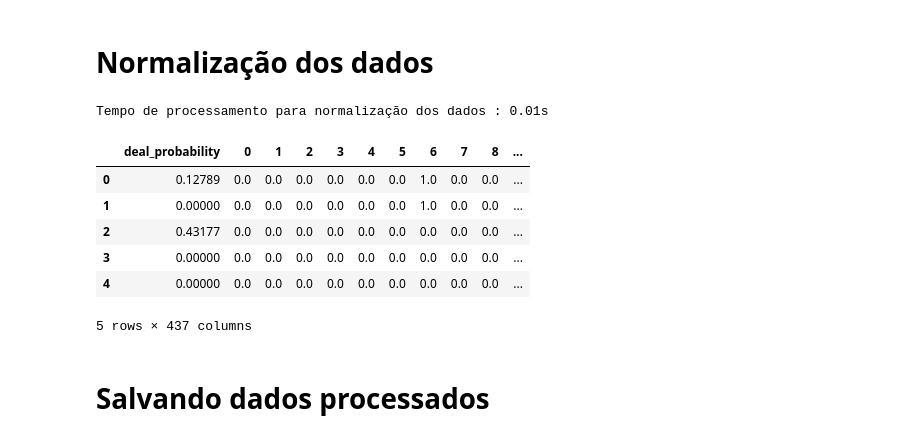
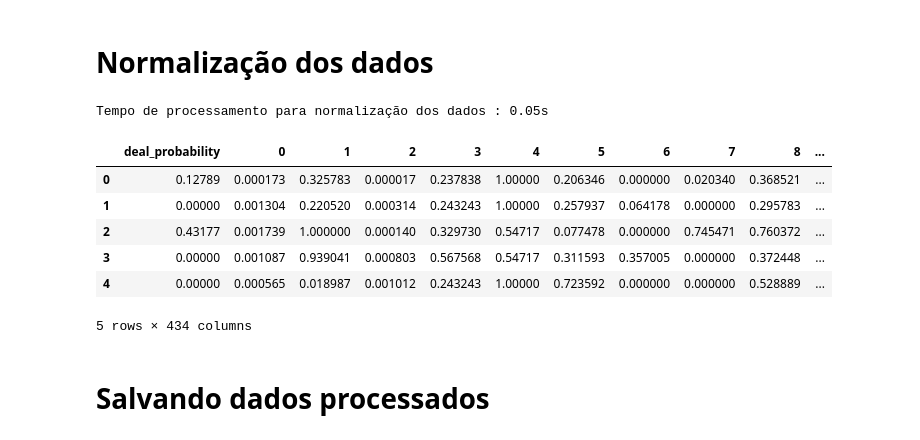
Before and after one commit to vinicius-alves/Kaggle-Avito-Challenge, a Jupyter notebook: notebook pré-processamento.ipynb, the cells around one changed output. Drawn from its saved outputs; the diff is of its cells as text; code cells hidden in the pictures.

```diff
--- a/notebook pré-processamento.ipynb
+++ b/notebook pré-processamento.ipynb
@@ -198,3 +224,8 @@ Tempo de processamento da coluna de datas : 0.01s
+# %%
+target_column = "deal_probability"
+df_train_esparso = pd.DataFrame(df_train[target_column]).to_sparse()
+df_test_esparso  = pd.DataFrame(df_test['user_id']).to_sparse()
+df_train.drop(columns=[target_column],inplace=True)
 # %% [markdown]
 # Processamento de texto corrido
 # %%
@@ -216,30 +247,31 @@ for column in text_columns:
     start = time.time()
 
     # Removendo stop words
-    df_train[column].replace(stop_words_ru, '', inplace=True)
-    df_test[column].replace(stop_words_ru, '', inplace=True)
+    # necessário passar tudo para minúsculo antes
+    # df_train[column].replace(stop_words_ru, '', inplace=True)
+    # df_test[column].replace(stop_words_ru, '', inplace=True)
 
     serie_all_data = pd.concat([df_train[column], df_test [column]],copy=False)
 
     # Criando tfIdfVectorizer
     tfidf = TfidfVectorizer(sublinear_tf=True, analyzer=stemmed_words,
-                        lowercase=True, min_df = 2, max_df=0.8)
+                        lowercase=True, min_df = 2, max_df=0.8, dtype = np.float32)
 
     # fit
     tfidf.fit(serie_all_data)
     serie_all_data = None
 
     # transform
-    df_train_column_transformed = pd.DataFrame(tfidf.transform(df_train[column]).toarray())
-    df_test_column_transformed  = pd.DataFrame(tfidf.transform(df_test[column]).toarray())
+    df_train_column_transformed = pd.SparseDataFrame(tfidf.transform(df_train[column]))
+    df_test_column_transformed  = pd.SparseDataFrame(tfidf.transform(df_test[column]))
 
     # apagando colunas antigas
     df_train.drop(columns=[column],inplace=True)
     df_test.drop(columns=[column],inplace=True)
 
     # Mergeando dataFrames
-    df_train = pd.concat([df_train, df_train_column_transformed], axis=1, copy=False)
-    df_test =  pd.concat([df_test, df_test_column_transformed], axis=1, copy=False)
+    df_train_esparso = pd.concat([df_train_esparso, df_train_column_transformed], axis=1, copy=False)
+    df_test_esparso =  pd.concat([df_test_esparso, df_test_column_transformed], axis=1, copy=False)
 
     # Limpando memória
     df_train_column_transformed = None
@@ -249,5 +281,5 @@ for column in text_columns:
 
     print('Tempo de processamento da coluna '+column+' : '+str("%.2f" % (end - start))+'s\n')
 
-df_train.head(2)
+df_train_esparso.head(5)
 # %% [output]
@@ -283,12 +318,12 @@ for column in categorical_columns:
     df_all_data = None
 
     # fit e transform usando OneHotEncoder
-    one_hot_enc = OneHotEncoder(dtype=np.float32)
+    one_hot_enc = OneHotEncoder(dtype=np.uint8, sparse=True)
     column_transformed = one_hot_enc.fit_transform(column_label_encoded).toarray()
 
     # particionando resultado
-    df_train_column = pd.DataFrame(column_transformed[:num_linhas_treino])
-    df_test_column  = pd.DataFrame(column_transformed[num_linhas_treino:])
+    df_train_column = pd.SparseDataFrame(column_transformed[:num_linhas_treino])
+    df_test_column  = pd.SparseDataFrame(column_transformed[num_linhas_treino:])
 
     # removendo coluna linearmente dependente
     df_train_column.drop(df_train_column.columns[-1], axis=1, inplace = True)
@@ -299,13 +334,14 @@ for column in categorical_columns:
     df_test.drop(columns=[column], inplace=True)
 
     # Mergeando dataFrames
-    df_train = pd.concat([df_train, df_train_column], axis=1, copy=False)
-    df_test =  pd.concat([df_test, df_test_column], axis=1, copy=False)
+    df_train_esparso = pd.concat([df_train_esparso, df_train_column], axis=1, copy=False)
+    df_test_esparso =  pd.concat([df_test_esparso, df_test_column], axis=1, copy=False)
 
     end = time.time()
 
     print('Tempo de processamento da coluna '+column+' : '+str("%.2f" % (end - start))+'s\n')
 
 
-df_train.head(3)
+
+df_train_esparso.head(3)
 # %% [output]
@@ -332,39 +368,39 @@ Tempo de processamento da coluna param_3 : 0.01s
 # %%
 from sklearn.preprocessing import MinMaxScaler
 
 start = time.time()
 
 df_all_data = pd.concat([df_train[numeric_columns],df_test[numeric_columns]],copy=False)
 
 # Escalando colunas numéricas
 scaler = MinMaxScaler(copy=False)
 scaler.fit(df_all_data[numeric_columns])
-df_train_scaled = pd.DataFrame(scaler.transform(df_train[numeric_columns]))
-df_test_scaled  = pd.DataFrame(scaler.transform(df_test[numeric_columns]))
+df_train_scaled = pd.SparseDataFrame(scaler.transform(df_train[numeric_columns]))
+df_test_scaled  = pd.SparseDataFrame(scaler.transform(df_test[numeric_columns]))
 
 # apagando colunas antigas
 df_train.drop(columns=numeric_columns, inplace=True)
 df_test.drop(columns=numeric_columns, inplace=True)
 df_all_data = None
 
 # Mergeando dataFrames
-df_train = pd.concat([df_train, df_train_scaled], axis=1, copy=False)
-df_test =  pd.concat([df_test, df_test_scaled], axis=1, copy=False)
+df_train_esparso = pd.concat([df_train_esparso, df_train_scaled], axis=1, copy=False)
+df_test_esparso =  pd.concat([df_test_esparso, df_test_scaled], axis=1, copy=False)
 
 end = time.time()
 
 print('Tempo de processamento para normalização dos dados : '+str("%.2f" % (end - start))+'s\n')
 
-df_train.head(5)
+df_train_esparso.head(5)
 # %% [output]
-Tempo de processamento para normalização dos dados : 0.01s
+Tempo de processamento para normalização dos dados : 0.05s
 |  | deal_probability | 0 | 1 | 2 | 3 | 4 | 5 | 6 | 7 | 8 | ... |
-| 0 | 0.12789 | 0.0 | 0.0 | 0.0 | 0.0 | 0.0 | 0.0 | 1.0 | 0.0 | 0.0 | ... |
-| 1 | 0.00000 | 0.0 | 0.0 | 0.0 | 0.0 | 0.0 | 0.0 | 1.0 | 0.0 | 0.0 | ... |
-| 2 | 0.43177 | 0.0 | 0.0 | 0.0 | 0.0 | 0.0 | 0.0 | 0.0 | 0.0 | 0.0 | ... |
-| 3 | 0.00000 | 0.0 | 0.0 | 0.0 | 0.0 | 0.0 | 0.0 | 0.0 | 0.0 | 0.0 | ... |
-| 4 | 0.00000 | 0.0 | 0.0 | 0.0 | 0.0 | 0.0 | 0.0 | 0.0 | 0.0 | 0.0 | ... |
+| 0 | 0.12789 | 0.000173 | 0.325783 | 0.000017 | 0.237838 | 1.00000 | 0.206346 | 0.000000 | 0.020340 | 0.368521 | ... |
+| 1 | 0.00000 | 0.001304 | 0.220520 | 0.000314 | 0.243243 | 1.00000 | 0.257937 | 0.064178 | 0.000000 | 0.295783 | ... |
+| 2 | 0.43177 | 0.001739 | 1.000000 | 0.000140 | 0.329730 | 0.54717 | 0.077478 | 0.000000 | 0.745471 | 0.760372 | ... |
+| 3 | 0.00000 | 0.001087 | 0.939041 | 0.000803 | 0.567568 | 0.54717 | 0.311593 | 0.357005 | 0.000000 | 0.372448 | ... |
+| 4 | 0.00000 | 0.000565 | 0.018987 | 0.001012 | 0.243243 | 1.00000 | 0.723592 | 0.000000 | 0.000000 | 0.528889 | ... |
-5 rows × 437 columns
+5 rows × 434 columns
 # %% [markdown]
 # Salvando dados processados
 # %%
```
Also changed, not shown: parts of 11 cells of this notebook.
